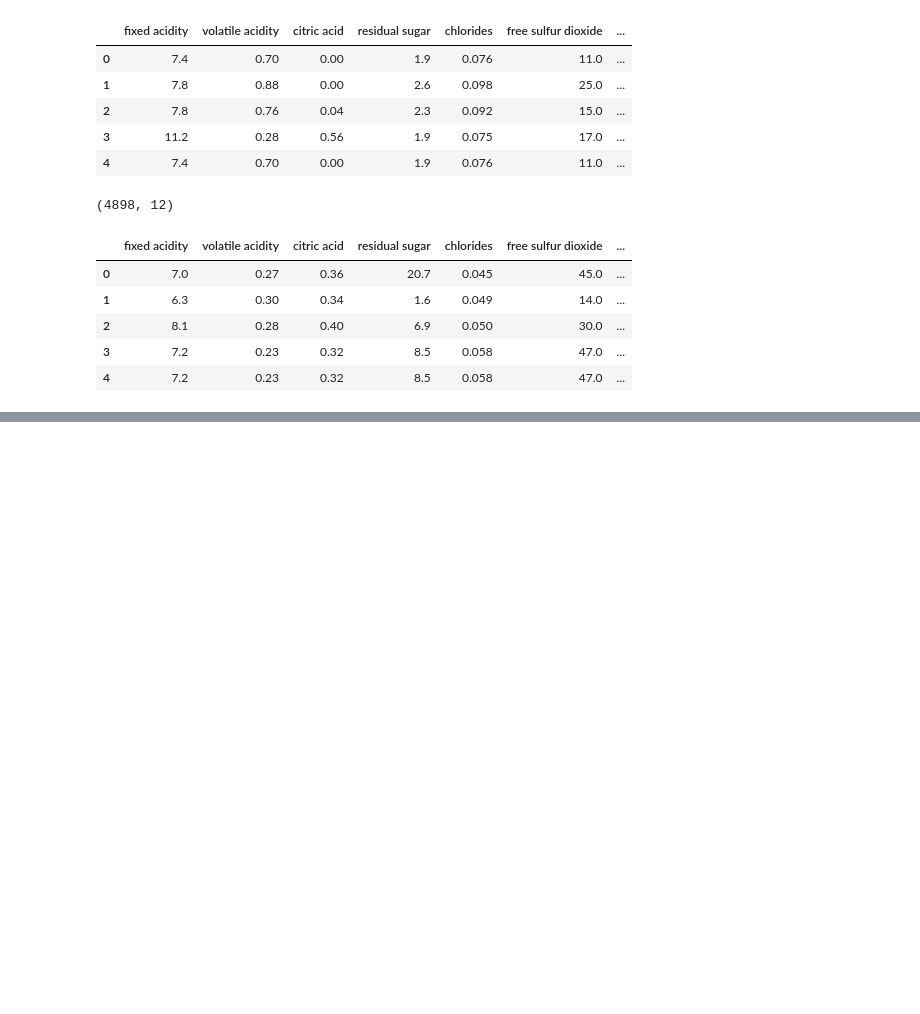
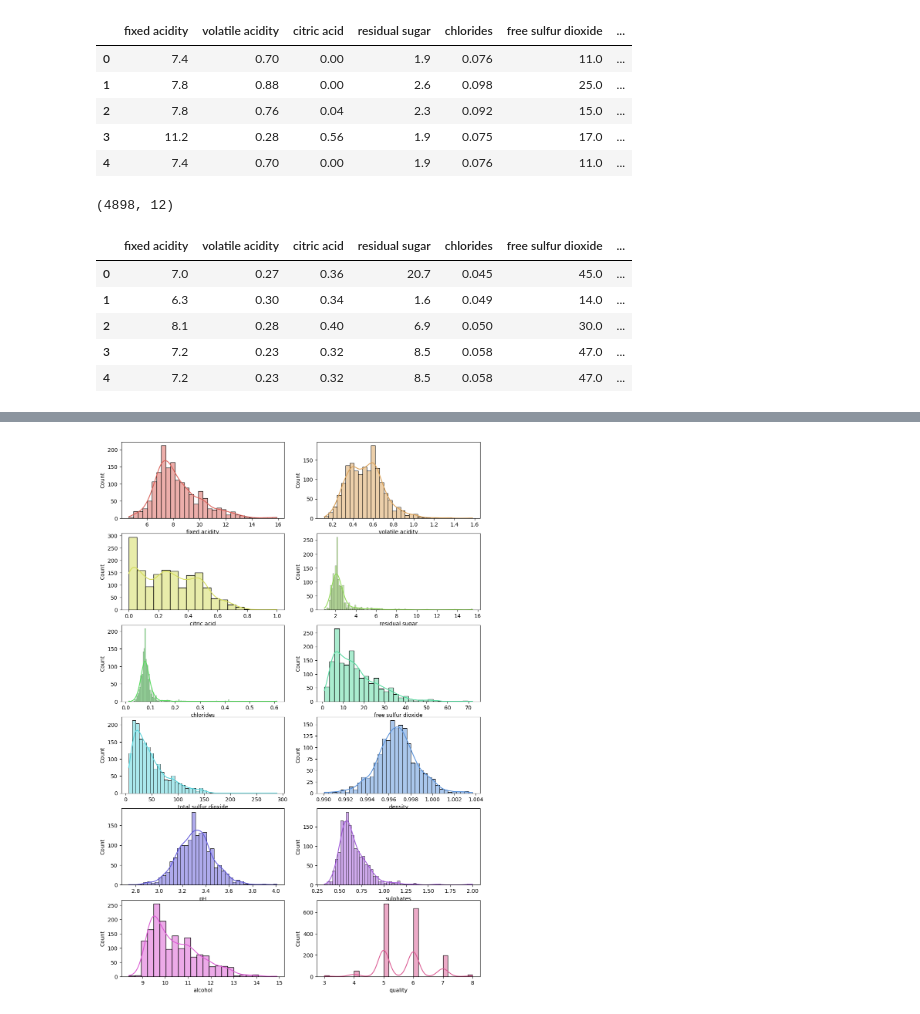
Before and after one commit to nectifurkn455/UCI-repo, a Jupyter notebook: Wine_Quality/wine_practice.ipynb, the cells around one changed output, grey strips where cells are left out. Saved outputs shown, nothing was run; the diff lists cells and outputs as text; code cells hidden in the pictures; blank space fills up the shorter version.

Commit message:
graphs made prettier

```diff
--- a/Wine_Quality/wine_practice.ipynb
+++ b/Wine_Quality/wine_practice.ipynb
@@ -27,7 +27,3 @@ df_white.head()
 | 2 | 8.1 | 0.28 | 0.40 | 6.9 | 0.050 | 30.0 | ... |
 | 3 | 7.2 | 0.23 | 0.32 | 8.5 | 0.058 | 47.0 | ... |
 | 4 | 7.2 | 0.23 | 0.32 | 8.5 | 0.058 | 47.0 | ... |
-# %%
-for col in df_red.columns:
-    sns.histplot(df_red, x=col, kde=True)
-    plt.show()
@@ -46,0 +30,8 @@ for col in df_red.columns:
+# %%
+fig, axes = plt.subplots(6, 2, figsize=(12,18), sharey=False)
+axes = axes.flatten()
+color_palette = sns.color_palette(palette='hls',n_colors=12)
+for i , col in enumerate(df_red.columns):
+    sns.histplot(df_red[col],kde=True, ax=axes[i], color=color_palette[i])
+# %% [output]
+[figure, added]
```
Also changed, not shown: parts of 2 cells of this notebook.
